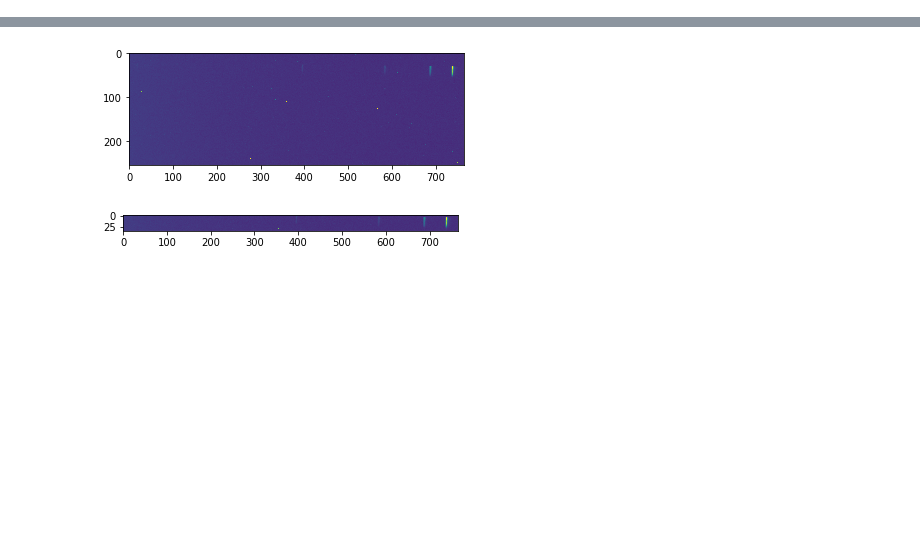
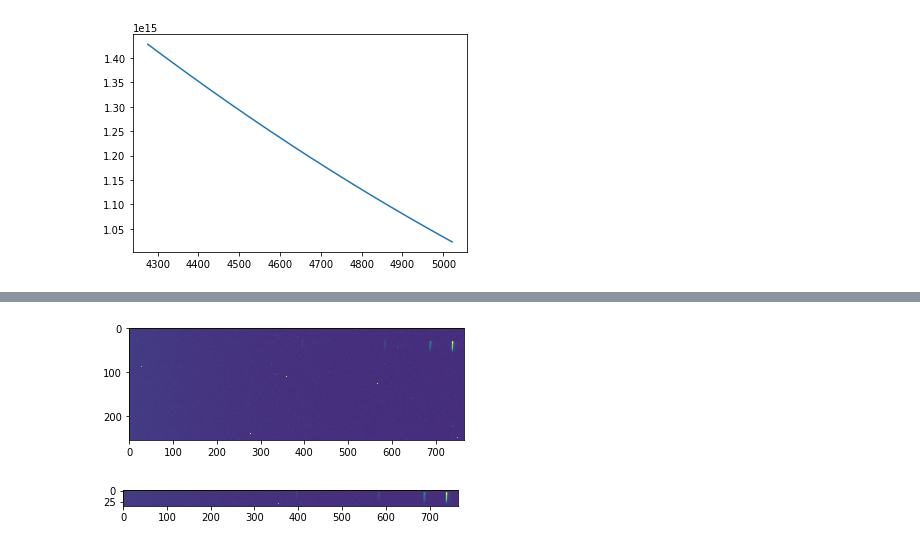
Before and after one commit to astro-kjc/AST443, a Jupyter notebook: Lab2/Lab2_normaliztion.ipynb, the cells around one changed output, grey strips where cells are left out. Drawn from its saved outputs; the diff is of its cells as text; code cells hidden in the pictures; blank space fills up the shorter version.

```diff
--- a/Lab2/Lab2_normaliztion.ipynb
+++ b/Lab2/Lab2_normaliztion.ipynb
@@ -24,0 +85,4 @@ shift = 4861 - H_abs_loc
+# %%
+plt.plot(x, blackbody(x*10**(-10), temp));
+# %% [output]
+[figure, added]
```
Also changed, not shown: parts of 16 cells of this notebook.
